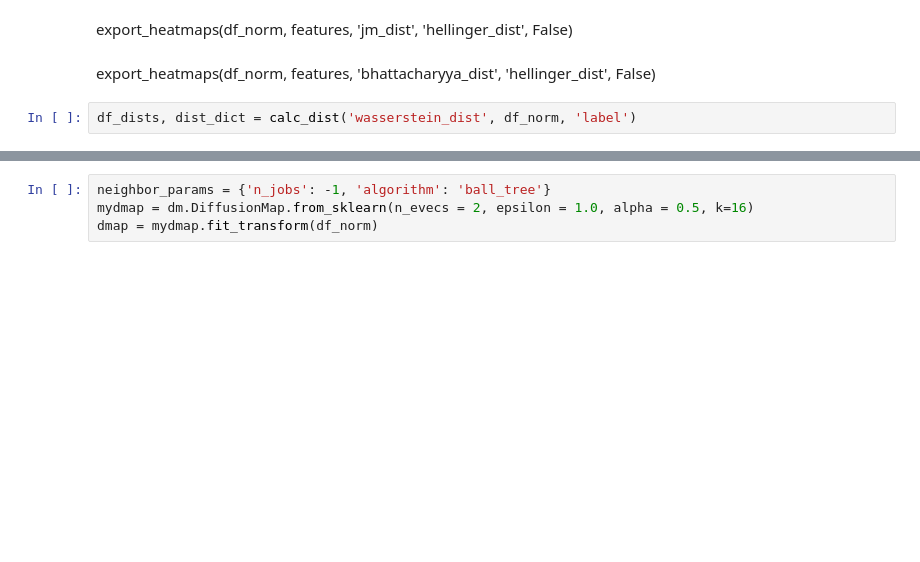
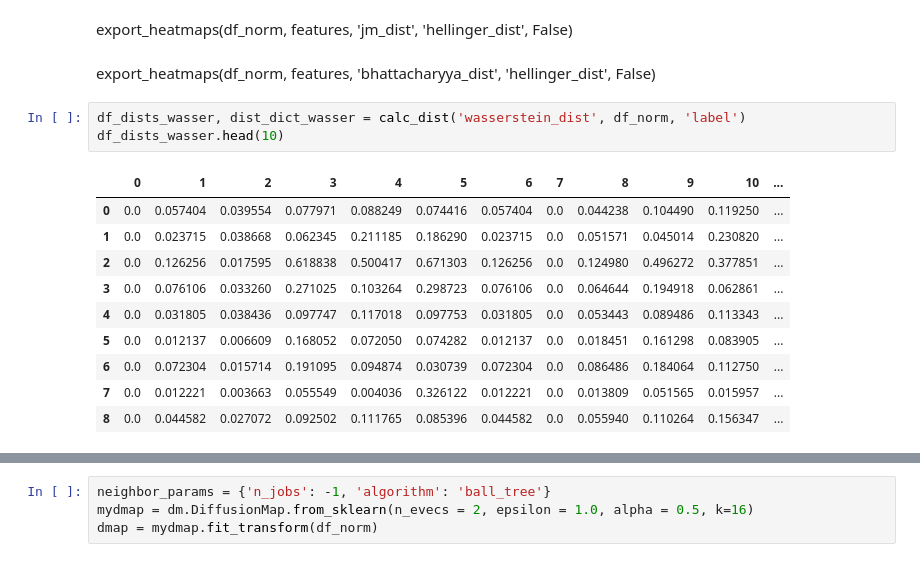
Before and after one commit to Omer-Hedvat/Thesis-TauTransformer, a Jupyter notebook: Omer's notebook.ipynb, the cells around one changed output, grey strips where cells are left out. Cells and saved outputs as stored; diff of their text form; blank space fills up the shorter version.

```diff
--- a/Omer's notebook.ipynb
+++ b/Omer's notebook.ipynb
@@ -206,4 +210,16 @@ export_heatmaps(df_norm, features, 'jm_dist', 'hellinger_dist', False)
 # %% [markdown]
 export_heatmaps(df_norm, features, 'bhattacharyya_dist', 'hellinger_dist', False)
 # %%
-df_dists, dist_dict = calc_dist('wasserstein_dist', df_norm, 'label')
+df_dists_wasser, dist_dict_wasser = calc_dist('wasserstein_dist', df_norm, 'label')
+df_dists_wasser.head(10)
+# %% [output]
+|  | 0 | 1 | 2 | 3 | 4 | 5 | 6 | 7 | 8 | 9 | 10 | ... |
+| 0 | 0.0 | 0.057404 | 0.039554 | 0.077971 | 0.088249 | 0.074416 | 0.057404 | 0.0 | 0.044238 | 0.104490 | 0.119250 | ... |
+| 1 | 0.0 | 0.023715 | 0.038668 | 0.062345 | 0.211185 | 0.186290 | 0.023715 | 0.0 | 0.051571 | 0.045014 | 0.230820 | ... |
+| 2 | 0.0 | 0.126256 | 0.017595 | 0.618838 | 0.500417 | 0.671303 | 0.126256 | 0.0 | 0.124980 | 0.496272 | 0.377851 | ... |
+| 3 | 0.0 | 0.076106 | 0.033260 | 0.271025 | 0.103264 | 0.298723 | 0.076106 | 0.0 | 0.064644 | 0.194918 | 0.062861 | ... |
+| 4 | 0.0 | 0.031805 | 0.038436 | 0.097747 | 0.117018 | 0.097753 | 0.031805 | 0.0 | 0.053443 | 0.089486 | 0.113343 | ... |
+| 5 | 0.0 | 0.012137 | 0.006609 | 0.168052 | 0.072050 | 0.074282 | 0.012137 | 0.0 | 0.018451 | 0.161298 | 0.083905 | ... |
+| 6 | 0.0 | 0.072304 | 0.015714 | 0.191095 | 0.094874 | 0.030739 | 0.072304 | 0.0 | 0.086486 | 0.184064 | 0.112750 | ... |
+| 7 | 0.0 | 0.012221 | 0.003663 | 0.055549 | 0.004036 | 0.326122 | 0.012221 | 0.0 | 0.013809 | 0.051565 | 0.015957 | ... |
+| 8 | 0.0 | 0.044582 | 0.027072 | 0.092502 | 0.111765 | 0.085396 | 0.044582 | 0.0 | 0.055940 | 0.110264 | 0.156347 | ... |
```
Also changed, not shown: parts of 15 cells of this notebook, 1 other file.
